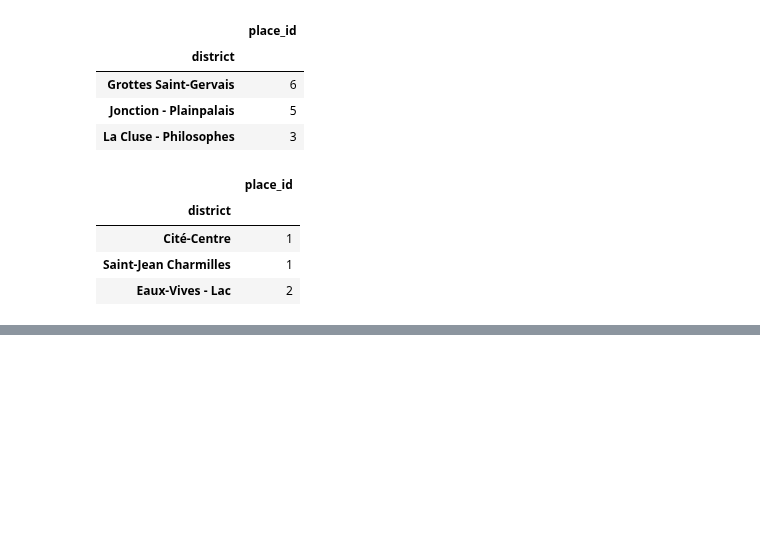
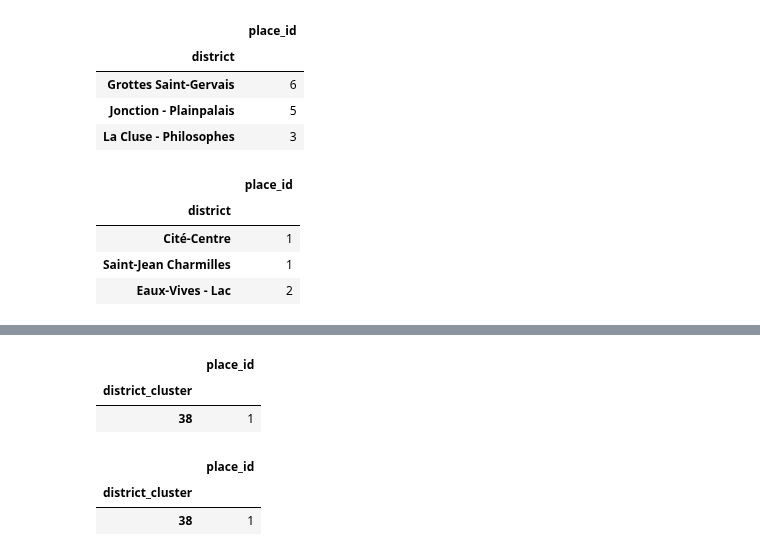
Before and after one commit to burakonurlu/best_restaurant_location, a Jupyter notebook: notebooks/burak_select_location.ipynb, the cells around one changed output, grey strips where cells are left out. Saved outputs shown, nothing was run; the diff lists cells and outputs as text; code cells hidden in the pictures; blank space fills up the shorter version.

Commit message:
Location Selector and App.py

```diff
--- a/notebooks/burak_select_location.ipynb
+++ b/notebooks/burak_select_location.ipynb
@@ -45,11 +45,6 @@ df_lite = df_rest[[
     'sub_category',
     'district',
     'district_cluster']]
-# %%
-# Select Restaurant Category
-rest_category = 'Italian'
-# Select District (optional)
-rest_district = None
 # %%
 def analyze_district(df, rest_category=None):
     if rest_category:
@@ -174,0 +170,10 @@ analyze_cluster(df, rest_district="Cité-Centre", rest_category='Italian')
+# %%
+# with district & with rest_type
+analyze_cluster(df, rest_district="Cité-Centre", rest_category='Mexican')
+# %% [output]
+|  | place_id |
+| district_cluster |  |
+| 38 | 1 |
+|  | place_id |
+| district_cluster |  |
+| 38 | 1 |
```
Also changed, not shown: parts of 10 cells of this notebook, 1 other file.
